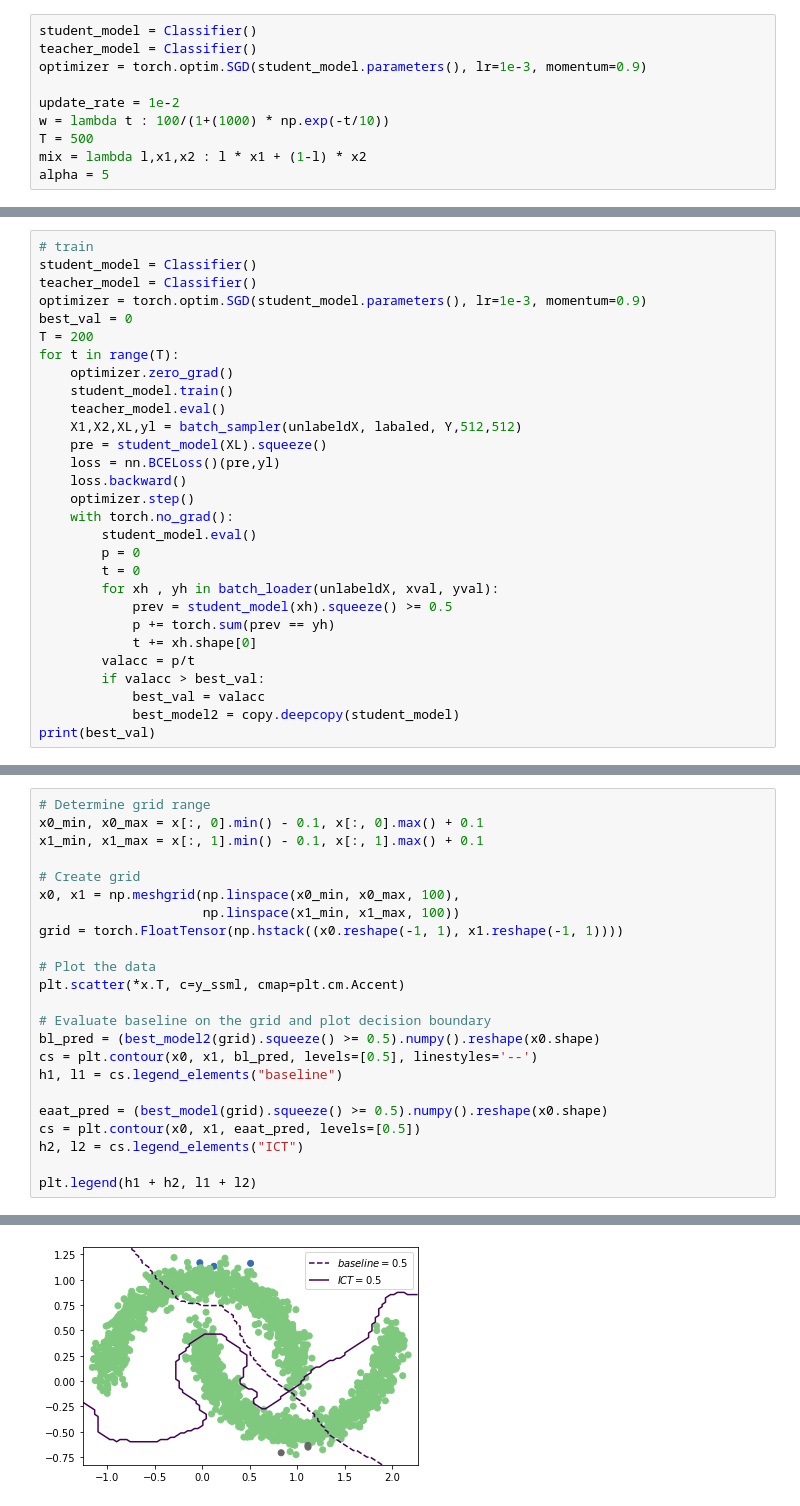
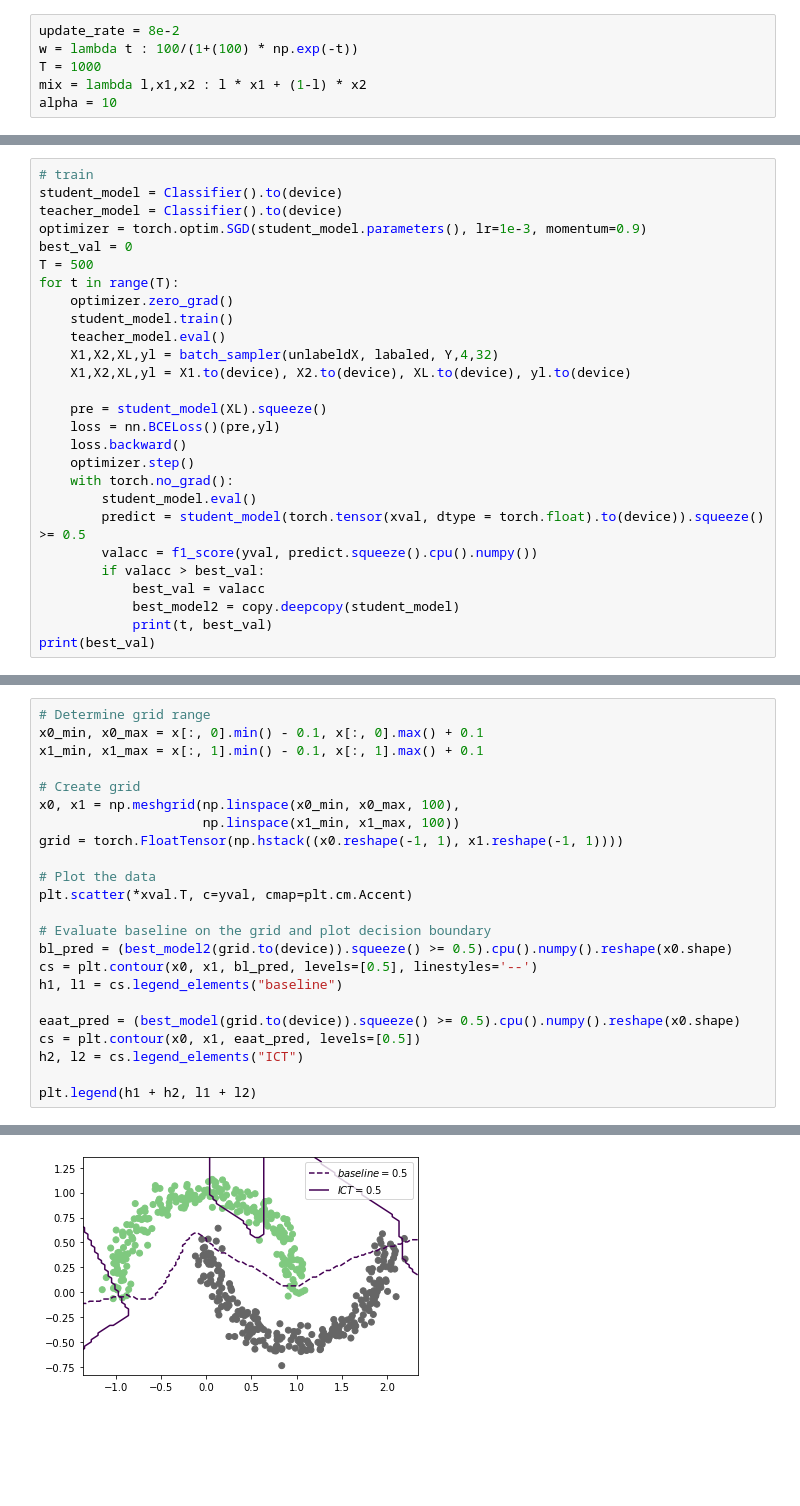
Before and after one commit to ahbagheri01/Interpolation_consistency_training, a Jupyter notebook: ICT.ipynb, the cells around one changed output, grey strips where cells are left out. Saved outputs shown, nothing was run; the diff lists cells and outputs as text; blank space fills up the shorter version.

```diff
--- a/ICT.ipynb
+++ b/ICT.ipynb
@@ -110,13 +126,9 @@ print(pytorch_total_params)
 # %%
-student_model = Classifier()
-teacher_model = Classifier()
-optimizer = torch.optim.SGD(student_model.parameters(), lr=1e-3, momentum=0.9)
-
-update_rate = 1e-2
-w = lambda t : 100/(1+(1000) * np.exp(-t/10))
-T = 500
+update_rate = 8e-2
+w = lambda t : 100/(1+(100) * np.exp(-t))
+T = 1000
 mix = lambda l,x1,x2 : l * x1 + (1-l) * x2
-alpha = 5
+alpha = 10
 # %%
 # train
 import copy
@@ -161,30 +184,28 @@ tensor(0.9760)
 # %%
 # train
-student_model = Classifier()
-teacher_model = Classifier()
+student_model = Classifier().to(device)
+teacher_model = Classifier().to(device)
 optimizer = torch.optim.SGD(student_model.parameters(), lr=1e-3, momentum=0.9)
 best_val = 0
-T = 200
+T = 500
 for t in range(T):
     optimizer.zero_grad()
     student_model.train()
     teacher_model.eval()
-    X1,X2,XL,yl = batch_sampler(unlabeldX, labaled, Y,512,512)
+    X1,X2,XL,yl = batch_sampler(unlabeldX, labaled, Y,4,32)
+    X1,X2,XL,yl = X1.to(device), X2.to(device), XL.to(device), yl.to(device)
+
     pre = student_model(XL).squeeze()
     loss = nn.BCELoss()(pre,yl)
     loss.backward()
     optimizer.step()
     with torch.no_grad():
         student_model.eval()
-        p = 0
-        t = 0
-        for xh , yh in batch_loader(unlabeldX, xval, yval):
-            prev = student_model(xh).squeeze() >= 0.5
-            p += torch.sum(prev == yh)
-            t += xh.shape[0]
-        valacc = p/t
+        predict = student_model(torch.tensor(xval, dtype = torch.float).to(device)).squeeze() >= 0.5
+        valacc = f1_score(yval, predict.squeeze().cpu().numpy())
         if valacc > best_val:
             best_val = valacc
             best_model2 = copy.deepcopy(student_model)
+            print(t, best_val)
 print(best_val)
 # %% [output]
@@ -192,26 +229,26 @@ tensor(0.6080)
 # %%
 # Determine grid range
 x0_min, x0_max = x[:, 0].min() - 0.1, x[:, 0].max() + 0.1
 x1_min, x1_max = x[:, 1].min() - 0.1, x[:, 1].max() + 0.1
 
 # Create grid
 x0, x1 = np.meshgrid(np.linspace(x0_min, x0_max, 100),
                      np.linspace(x1_min, x1_max, 100))
 grid = torch.FloatTensor(np.hstack((x0.reshape(-1, 1), x1.reshape(-1, 1))))
 
 # Plot the data
-plt.scatter(*x.T, c=y_ssml, cmap=plt.cm.Accent)
+plt.scatter(*xval.T, c=yval, cmap=plt.cm.Accent)
 
 # Evaluate baseline on the grid and plot decision boundary
-bl_pred = (best_model2(grid).squeeze() >= 0.5).numpy().reshape(x0.shape)
+bl_pred = (best_model2(grid.to(device)).squeeze() >= 0.5).cpu().numpy().reshape(x0.shape)
 cs = plt.contour(x0, x1, bl_pred, levels=[0.5], linestyles='--')
 h1, l1 = cs.legend_elements("baseline")
 
-eaat_pred = (best_model(grid).squeeze() >= 0.5).numpy().reshape(x0.shape)
+eaat_pred = (best_model(grid.to(device)).squeeze() >= 0.5).cpu().numpy().reshape(x0.shape)
 cs = plt.contour(x0, x1, eaat_pred, levels=[0.5])
 h2, l2 = cs.legend_elements("ICT")
 
 plt.legend(h1 + h2, l1 + l2)
 # %% [output]
 <matplotlib.legend.Legend at 0x...>
-[figure, old version]
+[figure, new version]
```
Also changed, not shown: parts of 9 cells of this notebook, 1 other file.
